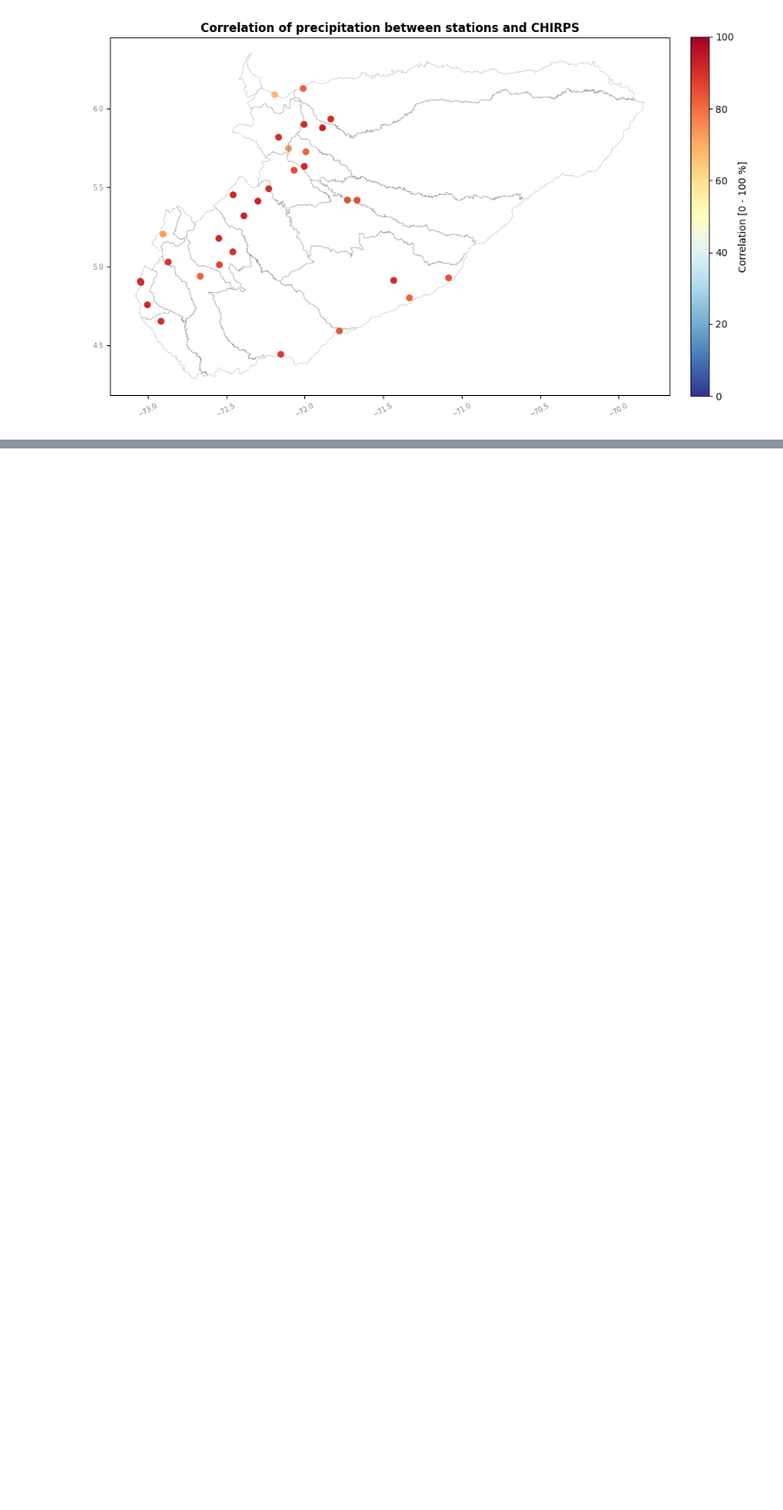
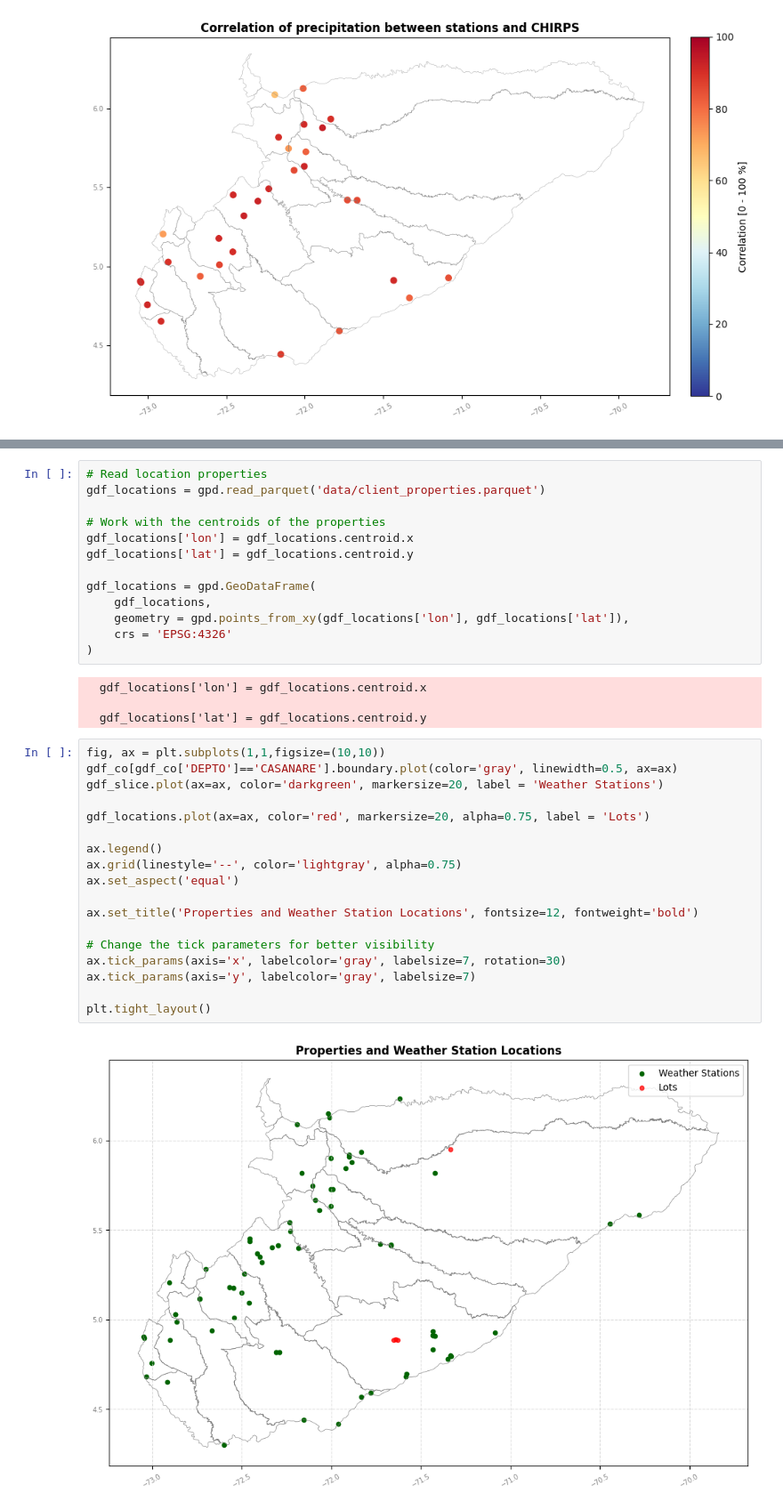
Before and after one commit to gaguilarc98/precipitation-colombia, a Jupyter notebook: precipitation_comparison.ipynb, the cells around one changed output, grey strips where cells are left out. Shown at 89% size. Saved outputs shown, nothing was run; the diff lists cells and outputs as text; blank space fills up the shorter version.

Commit message:
Second commit. Add client properties.

```diff
--- a/precipitation_comparison.ipynb
+++ b/precipitation_comparison.ipynb
@@ -440,0 +443,37 @@ cbar = fig.colorbar(sm, ax=ax, label='Correlation [0 - 100 %]', fraction=0.03, p
+# %%
+# Read location properties
+gdf_locations = gpd.read_parquet('data/client_properties.parquet')
+
+# Work with the centroids of the properties
+gdf_locations['lon'] = gdf_locations.centroid.x
+gdf_locations['lat'] = gdf_locations.centroid.y
+
+gdf_locations = gpd.GeoDataFrame(
+    gdf_locations,
+    geometry = gpd.points_from_xy(gdf_locations['lon'], gdf_locations['lat']),
+    crs = 'EPSG:4326'
+)
+# %% [output]
+  gdf_locations['lon'] = gdf_locations.centroid.x
+
+  gdf_locations['lat'] = gdf_locations.centroid.y
+# %%
+fig, ax = plt.subplots(1,1,figsize=(10,10))
+gdf_co[gdf_co['DEPTO']=='CASANARE'].boundary.plot(color='gray', linewidth=0.5, ax=ax)
+gdf_slice.plot(ax=ax, color='darkgreen', markersize=20, label = 'Weather Stations')
+
+gdf_locations.plot(ax=ax, color='red', markersize=20, alpha=0.75, label = 'Lots')
+
+ax.legend()
+ax.grid(linestyle='--', color='lightgray', alpha=0.75)
+ax.set_aspect('equal')
+
+ax.set_title('Properties and Weather Station Locations', fontsize=12, fontweight='bold')
+
+# Change the tick parameters for better visibility
+ax.tick_params(axis='x', labelcolor='gray', labelsize=7, rotation=30)
+ax.tick_params(axis='y', labelcolor='gray', labelsize=7)
+
+plt.tight_layout()
+# %% [output]
+[figure, added]
```
Also changed, not shown: parts of 1 cell of this notebook, 1 other file.
